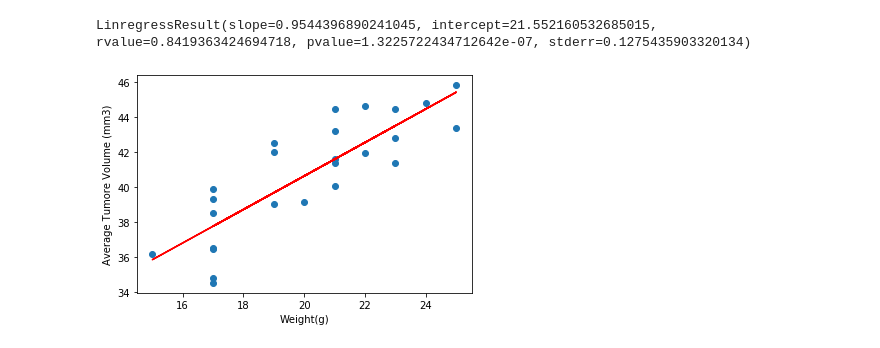
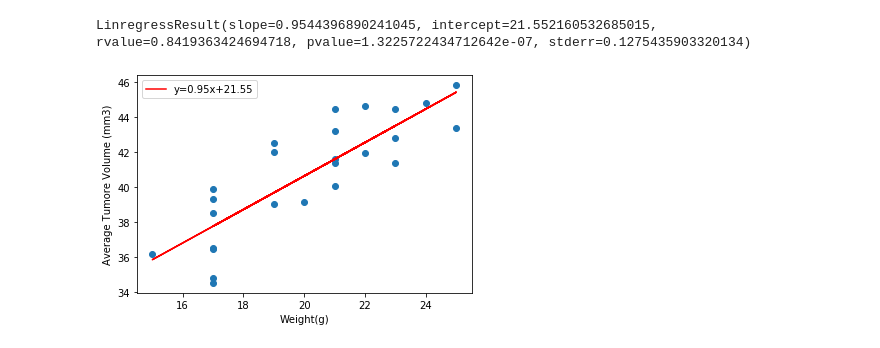
Before and after one commit to jaysueno/pymaceuticals, a Jupyter notebook: Pymaceuticals/Pymaceuticals_jay_v2_FINALSUBMISSION.ipynb, the cells around one changed output. Drawn from its saved outputs; the diff is of its cells as text; code cells hidden in the pictures.

Commit message:
final submission of homework Pymaceuticals_jay_v2_FINALSUBMISSION.ipynb and summary analysis summary_analysis_of_pymaceuticals_homework_PLEASEREAD.txt format.

```diff
--- a/Pymaceuticals/jay_v2.ipynb
+++ b/Pymaceuticals/Pymaceuticals_jay_v2_FINALSUBMISSION.ipynb
@@ -421,12 +434,23 @@ bintercept = 21.552160532685015
-# %%
-
-y_values = capavg['Weight (g)']*mslope+bintercept
-plt.scatter(capavg['Weight (g)'],capavg['Tumor Volume (mm3)'])
-plt.plot(capavg['Weight (g)'],y_values,color="red")
-plt.xlabel('Weight(g)')
-plt.ylabel('Average Tumore Volume (mm3)')
-
-plt.savefig('linearregression')
-plt.show()
-# %% [output]
-[figure, removed]
+# %%
+# defined slope of regression line using the linregress results
+# defined the y-intercept using the linregress results
+slope = 0.9544396890241045
+intercept = 21.552160532685015
+# %%
+# ploting the regression line
+
+# calculate the the linear line plot list of values
+line = slope*(capavg['Weight (g)'])+intercept
+# create the scatter plot like above
+plt.scatter(capavg['Weight (g)'],capavg['Tumor Volume (mm3)'])
+# plot the linear regression line which is the averaged line of all the values in red
+# i used the .format() function to create a label of the red line using the slope and intercept from above
+plt.plot(capavg['Weight (g)'], line, 'r', label='y={:.2f}x+{:.2f}'.format(slope,intercept))
+plt.xlabel('Weight(g)')
+plt.ylabel('Average Tumore Volume (mm3)')
+# included legend with the redline slope formula using plt.legend()
+plt.legend()
+plt.savefig('linearregression')
+plt.show()
+# %% [output]
+[figure, added]
```
Also changed, not shown: parts of 26 cells of this notebook, 2 other files.
